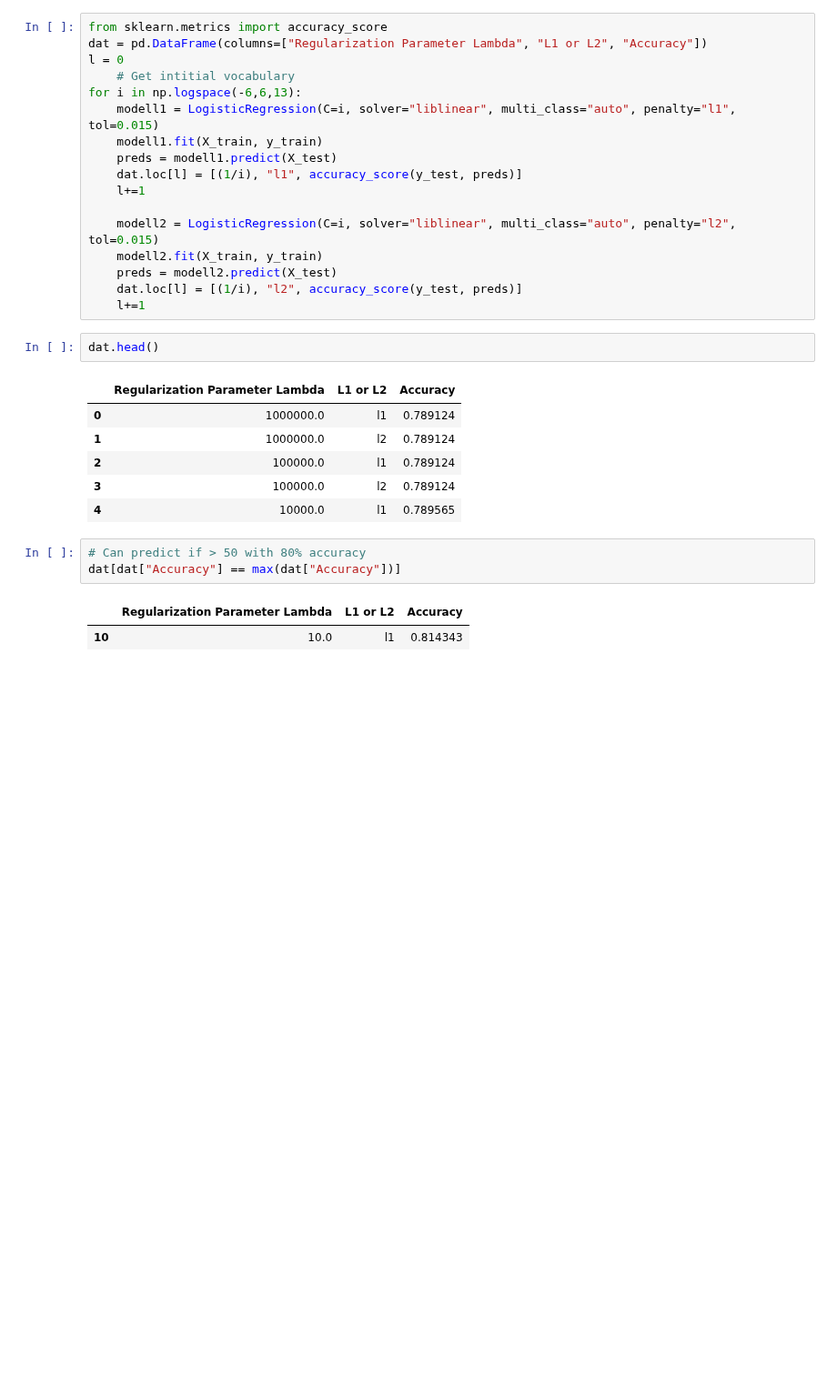
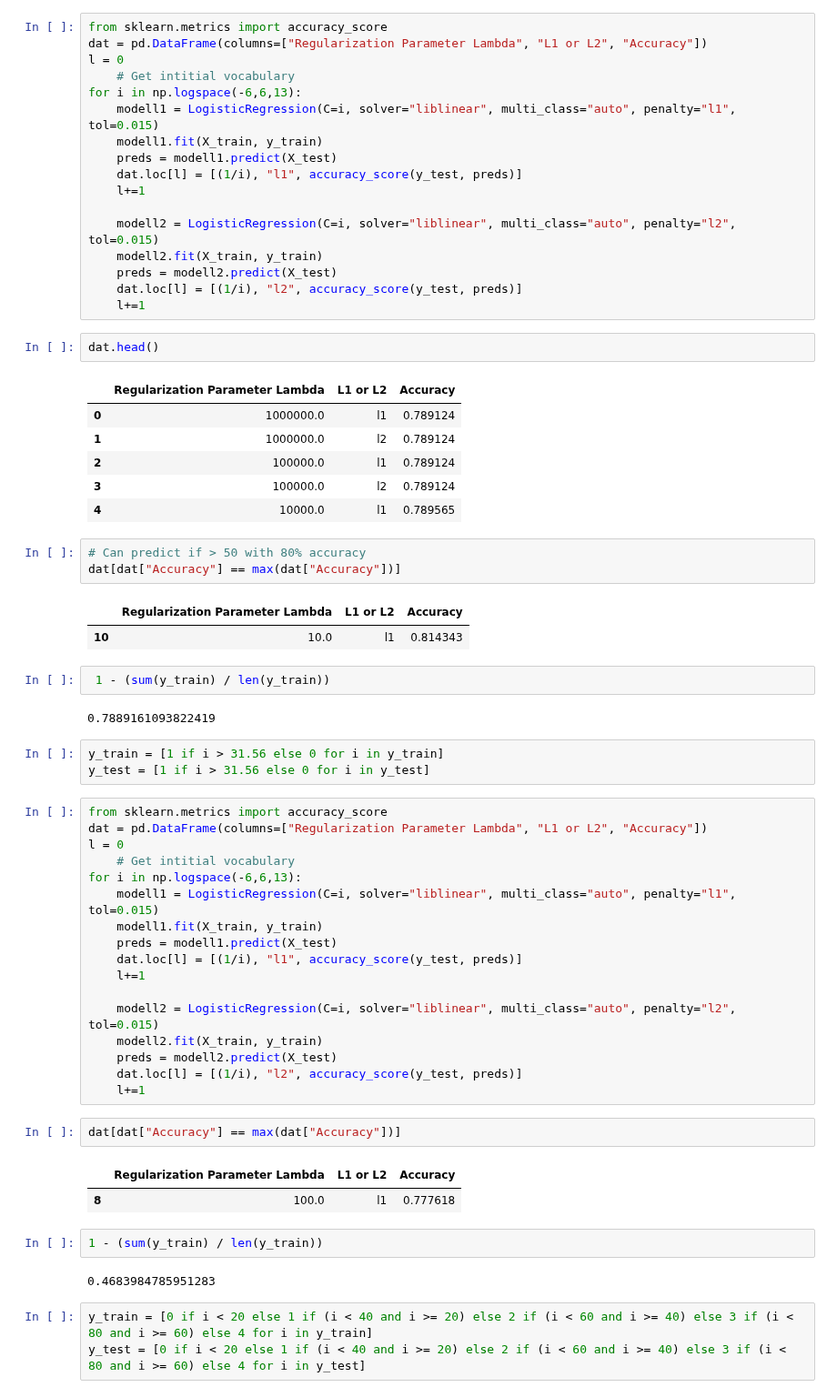
Before and after one commit to zainkhan9/spotify_ml, a Jupyter notebook: Prediction.ipynb, the cells around one changed output. Shown at 91% size. Drawn from its saved outputs; the diff is of its cells as text; blank space fills up the shorter version.

```diff
--- a/Prediction.ipynb
+++ b/Prediction.ipynb
@@ -276,3 +285,39 @@ dat[dat["Accuracy"] == max(dat["Accuracy"])]
 # %% [output]
 |  | Regularization Parameter Lambda | L1 or L2 | Accuracy |
 | 10 | 10.0 | l1 | 0.814343 |
+# %%
+ 1 - (sum(y_train) / len(y_train))
+# %% [output]
+0.7889161093822419
+# %%
+y_train = [1 if i > 31.56 else 0 for i in y_train]
+y_test = [1 if i > 31.56 else 0 for i in y_test]
+# %%
+from sklearn.metrics import accuracy_score
+dat = pd.DataFrame(columns=["Regularization Parameter Lambda", "L1 or L2", "Accuracy"])
+l = 0
+    # Get intitial vocabulary
+for i in np.logspace(-6,6,13):
+    modell1 = LogisticRegression(C=i, solver="liblinear", multi_class="auto", penalty="l1", tol=0.015)
+    modell1.fit(X_train, y_train)
+    preds = modell1.predict(X_test)
+    dat.loc[l] = [(1/i), "l1", accuracy_score(y_test, preds)]
+    l+=1
+
+    modell2 = LogisticRegression(C=i, solver="liblinear", multi_class="auto", penalty="l2", tol=0.015)
+    modell2.fit(X_train, y_train)
+    preds = modell2.predict(X_test)
+    dat.loc[l] = [(1/i), "l2", accuracy_score(y_test, preds)]
+    l+=1
+# %%
+dat[dat["Accuracy"] == max(dat["Accuracy"])]
+# %% [output]
+|  | Regularization Parameter Lambda | L1 or L2 | Accuracy |
+| 8 | 100.0 | l1 | 0.777618 |
+# %%
+1 - (sum(y_train) / len(y_train))
+# %% [output]
+0.4683984785951283
+# %%
+y_train = [0 if i < 20 else 1 if (i < 40 and i >= 20) else 2 if (i < 60 and i >= 40) else 3 if (i < 80 and i >= 60) else 4 for i in y_train]
+y_test = [0 if i < 20 else 1 if (i < 40 and i >= 20) else 2 if (i < 60 and i >= 40) else 3 if (i < 80 and i >= 60) else 4 for i in y_test]
```
Also changed, not shown: parts of 6 cells of this notebook.
